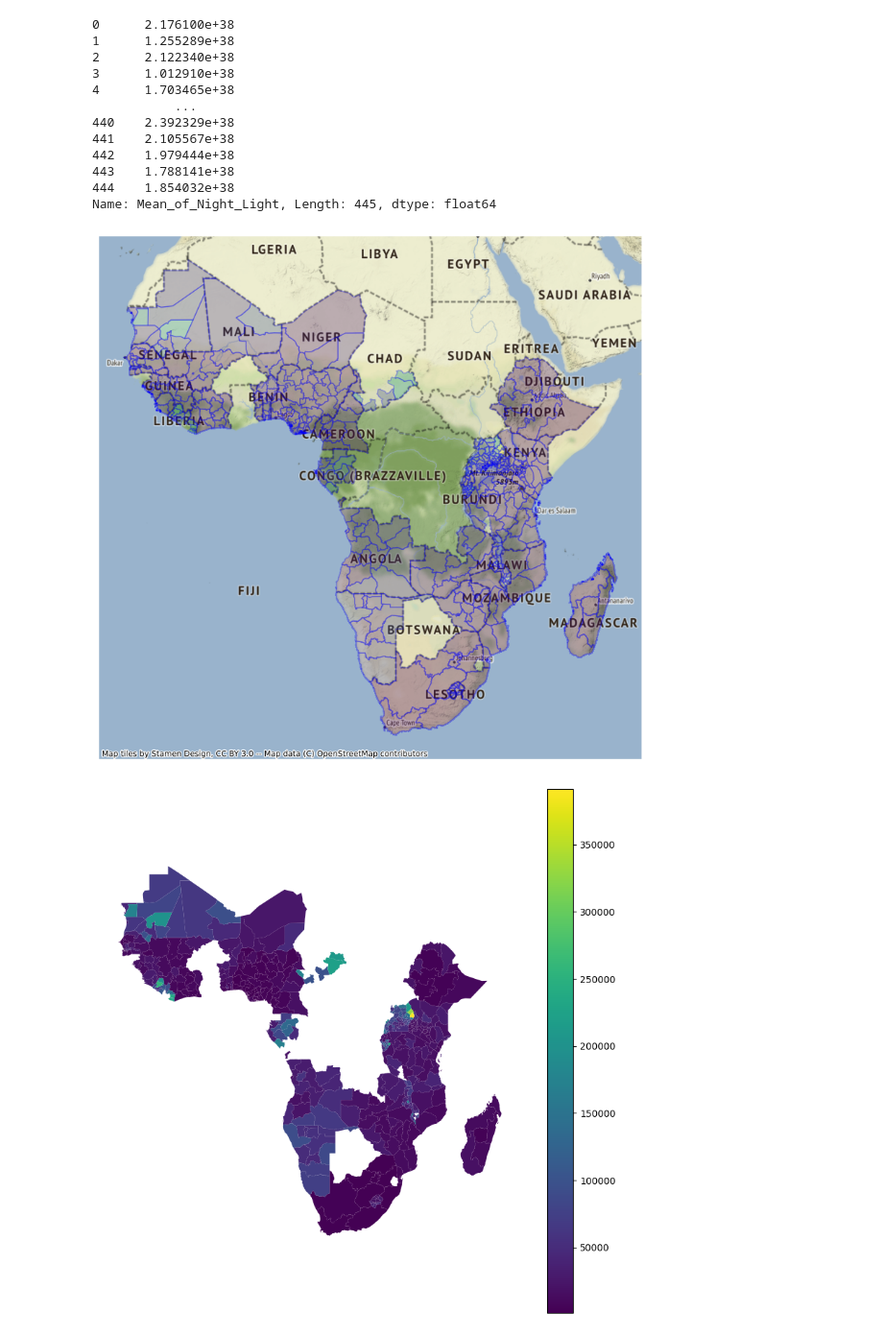
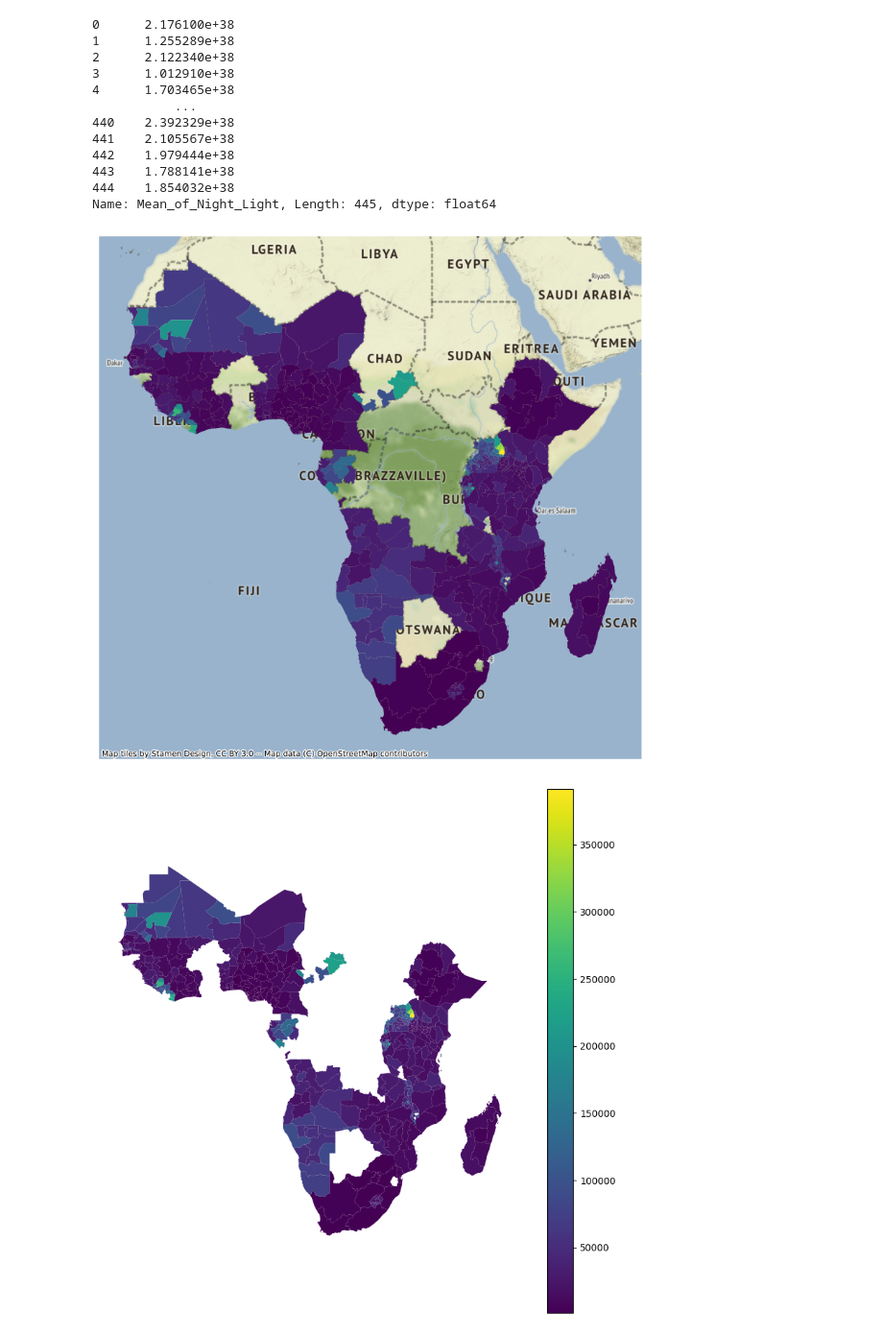
Before and after one commit to Societal-Computing/health_inequalities, a Jupyter notebook: notebooks/Data_creation.ipynb, the cells around one changed output. Shown at 96% size. Saved outputs shown, nothing was run; the diff lists cells and outputs as text; code cells hidden in the pictures.

```diff
--- a/notebooks/Data_creation.ipynb
+++ b/notebooks/Data_creation.ipynb
@@ -108,12 +108,12 @@ gadm_1['Mean_of_Night_Light']
 Name: Mean_of_Night_Light, Length: 445, dtype: float64
 # %%
 ## All countries with data
-ax= gadm_1.plot(figsize=(10,10),column='SCI', alpha=0.3, edgecolor="b")
+ax= gadm_1.plot(figsize=(10,10),column='Mean_friendship')
 cx.add_basemap(ax)
 plt.axis('off')
 plt.show()
 # %% [output]
-[figure, old version]
+[figure, new version]
 # %%
 gadm_1.plot(figsize=(10,10),column='Mean_friendship',legend=True)
 plt.axis('off')
```
